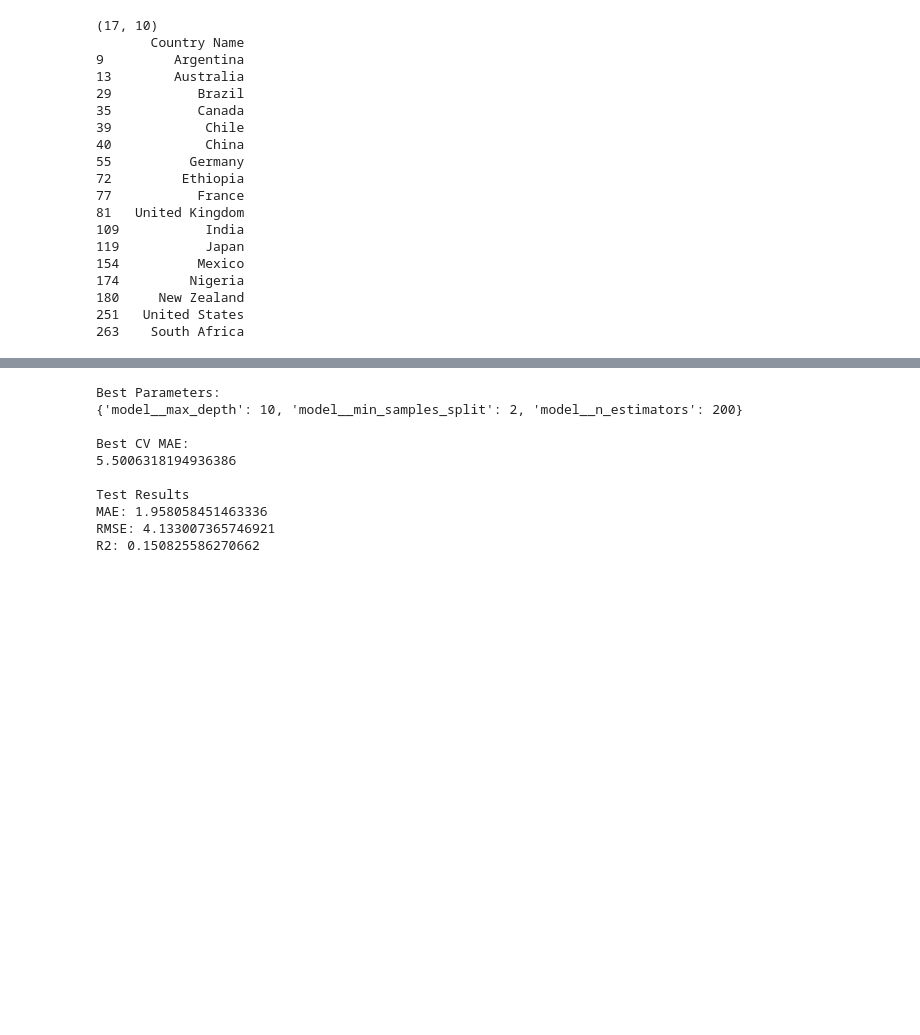
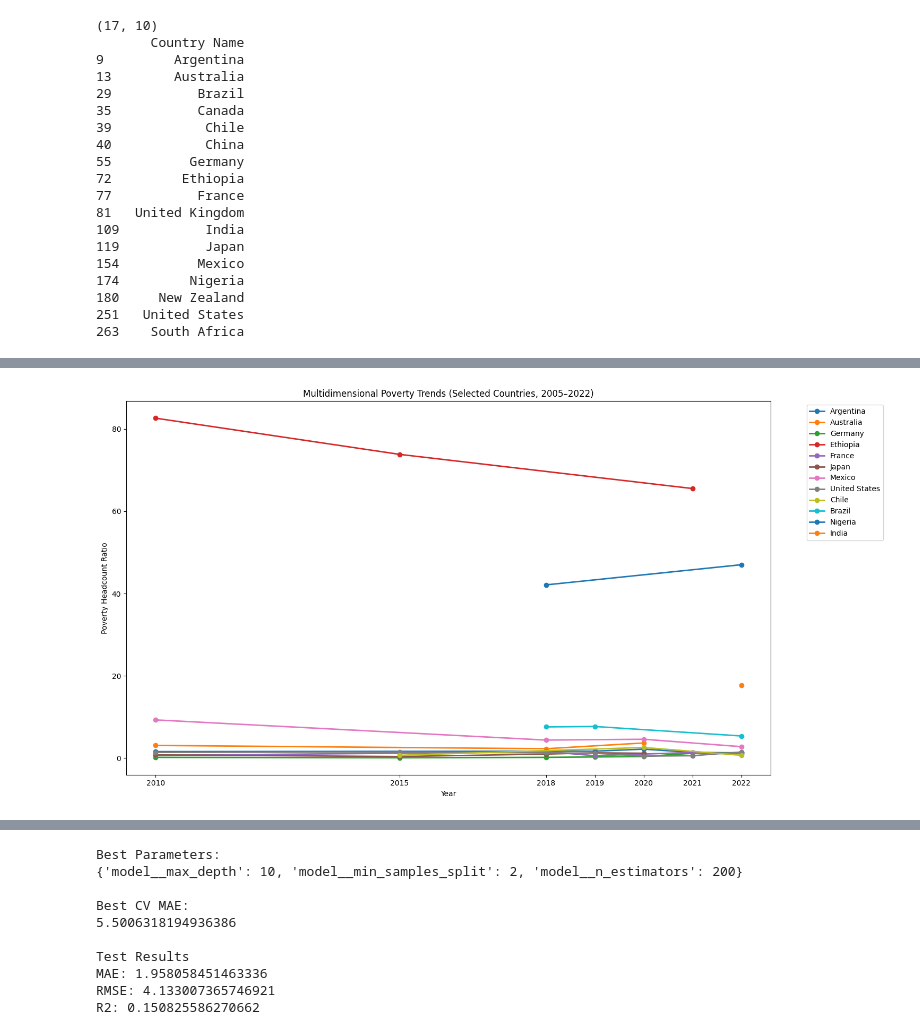
Before and after one commit to kehenock/Project-1-Predicting-Multidimensional-Poverty-Using-Machine-Learning-A-World-Bank-Data-Analysis, a Jupyter notebook: Project 1 Predicting Multidimensional Poverty Using Machine Learning A World Bank Data Analysis.ipynb, the cells around one changed output, grey strips where cells are left out. Saved outputs shown, nothing was run; the diff lists cells and outputs as text; code cells hidden in the pictures; blank space fills up the shorter version.

```diff
--- a/Project 1 Predicting Multidimensional Poverty Using Machine Learning A World Bank Data Analysis.ipynb
+++ b/Project 1 Predicting Multidimensional Poverty Using Machine Learning A World Bank Data Analysis.ipynb
@@ -173,3 +173,84 @@ print(model_df[['Country Name']])
 180     New Zealand
 251   United States
 263    South Africa
+# %%
+import pandas as pd
+import matplotlib.pyplot as plt
+
+# Retain recent years
+selected = [
+    'Country Name',
+    'Country Code',
+    '2005','2010','2015',
+    '2018','2019','2020',
+    '2021','2022'
+]
+
+model_df = df[selected]
+
+# Sample countries
+sample_countries = [
+    'Ethiopia','Nigeria','South Africa',
+    'China','India','Japan',
+    'Germany','United Kingdom','France',
+    'United States','Canada','Mexico',
+    'Brazil','Argentina','Chile',
+    'Australia','New Zealand'
+]
+
+model_df = model_df[
+    model_df['Country Name'].isin(sample_countries)
+]
+
+print(model_df.shape)
+print(model_df[['Country Name']])
+
+# Convert wide → long
+
+years = ['2005','2010','2015','2018','2019','2020','2021','2022']
+
+plot_df = model_df.melt(
+    id_vars=['Country Name'],
+    value_vars=years,
+    var_name='Year',
+    value_name='Poverty'
+)
+
+# Convert Year to integer (CRITICAL FIX)
+plot_df['Year'] = plot_df['Year'].astype(int)
+
+# Remove missing values
+plot_df = plot_df.dropna()
+
+# Plot
+
+plt.figure(figsize=(15, 8))
+
+for country in plot_df['Country Name'].unique():
+
+    country_data = plot_df[
+        plot_df['Country Name'] == country
+    ].sort_values('Year')
+
+    plt.plot(
+        country_data['Year'],
+        country_data['Poverty'],
+        marker='o',
+        linewidth=2,
+        label=country
+    )
+
+# Titles and labels
+plt.title('Multidimensional Poverty Trends (Selected Countries, 2005–2022)')
+plt.xlabel('Year')
+plt.ylabel('Poverty Headcount Ratio')
+
+# FIX: numeric ticks (prevents your original error)
+plt.xticks(sorted(plot_df['Year'].unique()))
+
+# Legend outside plot
+plt.legend(bbox_to_anchor=(1.05, 1), loc='upper left')
+
+plt.tight_layout()
+plt.show()
+# %% [output]
@@ -176 +276,2 @@ print(model_df[['Country Name']])
+[figure, added]
 # %%
```
Also changed, not shown: parts of 17 cells of this notebook.
